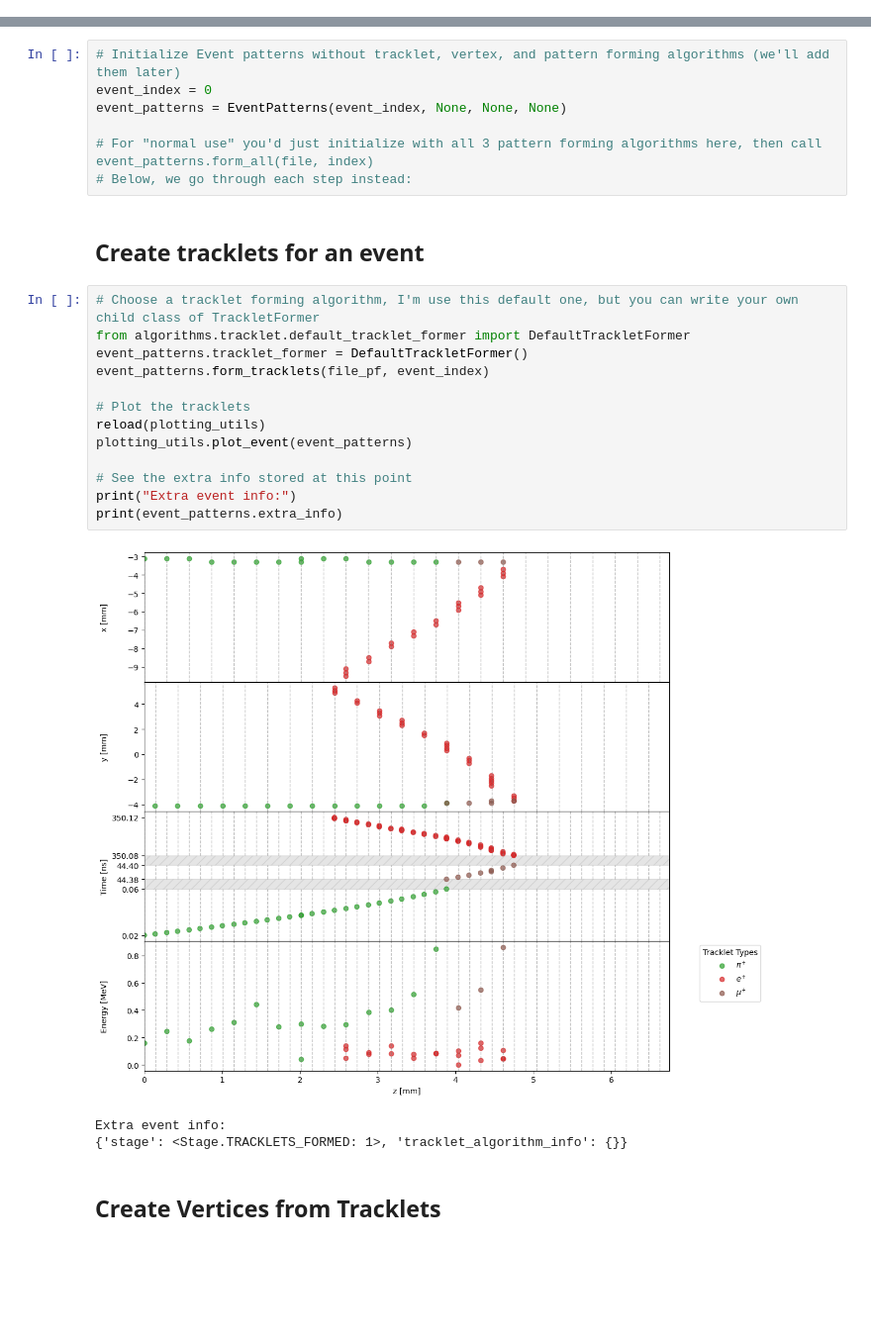
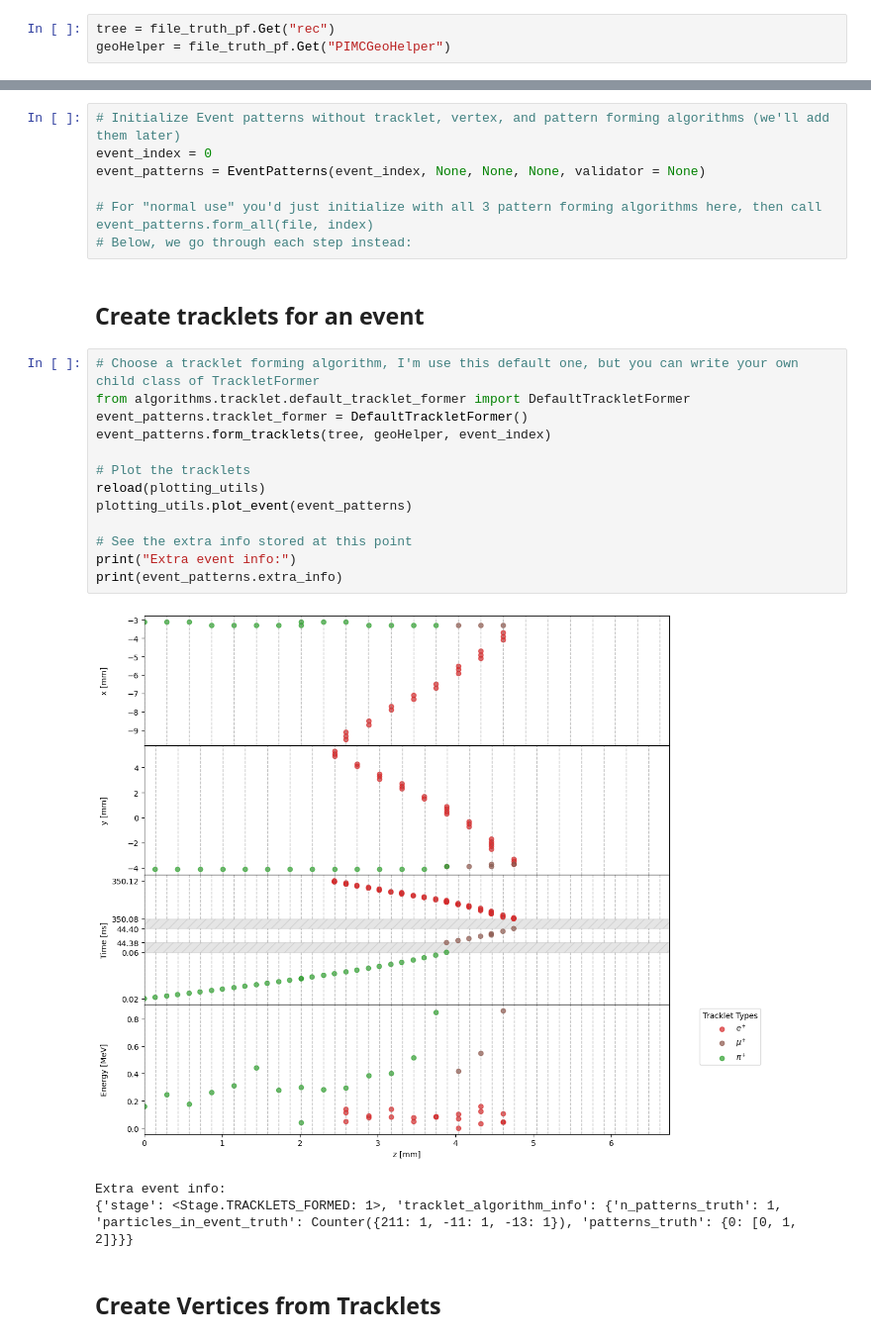
Before and after one commit to jaca230/pattern_finding_playground, a Jupyter notebook: analysis.ipynb, the cells around one changed output, grey strips where cells are left out. Shown: that part at 99% size. Cells and saved outputs as stored; diff of their text form; blank space fills up the shorter version.

```diff
--- a/analysis.ipynb
+++ b/analysis.ipynb
@@ -35,3 +41,6 @@ The file '/home/jack/large_projects/simulation/workspace/playground/reco_tests/a
+# %%
+tree = file_truth_pf.Get("rec")
+geoHelper = file_truth_pf.Get("PIMCGeoHelper")
 # %% [markdown]
 # Create Python Structure from Event Data
 # %% [markdown]
@@ -39,7 +48,7 @@ The file '/home/jack/large_projects/simulation/workspace/playground/reco_tests/a
 # %%
 # Initialize Event patterns without tracklet, vertex, and pattern forming algorithms (we'll add them later)
 event_index = 0
-event_patterns = EventPatterns(event_index, None, None, None)
+event_patterns = EventPatterns(event_index, None, None, None, validator = None)
 
 # For "normal use" you'd just initialize with all 3 pattern forming algorithms here, then call event_patterns.form_all(file, index)
 # Below, we go through each step instead:
@@ -48,20 +57,20 @@ event_patterns = EventPatterns(event_index, None, None, None)
 # %%
 # Choose a tracklet forming algorithm, I'm use this default one, but you can write your own child class of TrackletFormer
 from algorithms.tracklet.default_tracklet_former import DefaultTrackletFormer
 event_patterns.tracklet_former = DefaultTrackletFormer()
-event_patterns.form_tracklets(file_pf, event_index)
+event_patterns.form_tracklets(tree, geoHelper, event_index)
 
 # Plot the tracklets
 reload(plotting_utils)
 plotting_utils.plot_event(event_patterns)
 
 # See the extra info stored at this point
 print("Extra event info:")
 print(event_patterns.extra_info)
 # %% [output]
-[figure, old version]
+[figure, new version]
 Extra event info:
-{'stage': <Stage.TRACKLETS_FORMED: 1>, 'tracklet_algorithm_info': {}}
+{'stage': <Stage.TRACKLETS_FORMED: 1>, 'tracklet_algorithm_info': {'n_patterns_truth': 1, 'particles_in_event_truth': Counter({211: 1, -11: 1, -13: 1}), 'patterns_truth': {0: [0, 1, 2]}}}
 # %% [markdown]
 ## Create Vertices from Tracklets
 # %%
```
Also changed, not shown: parts of 22 cells of this notebook, 10 other files.
